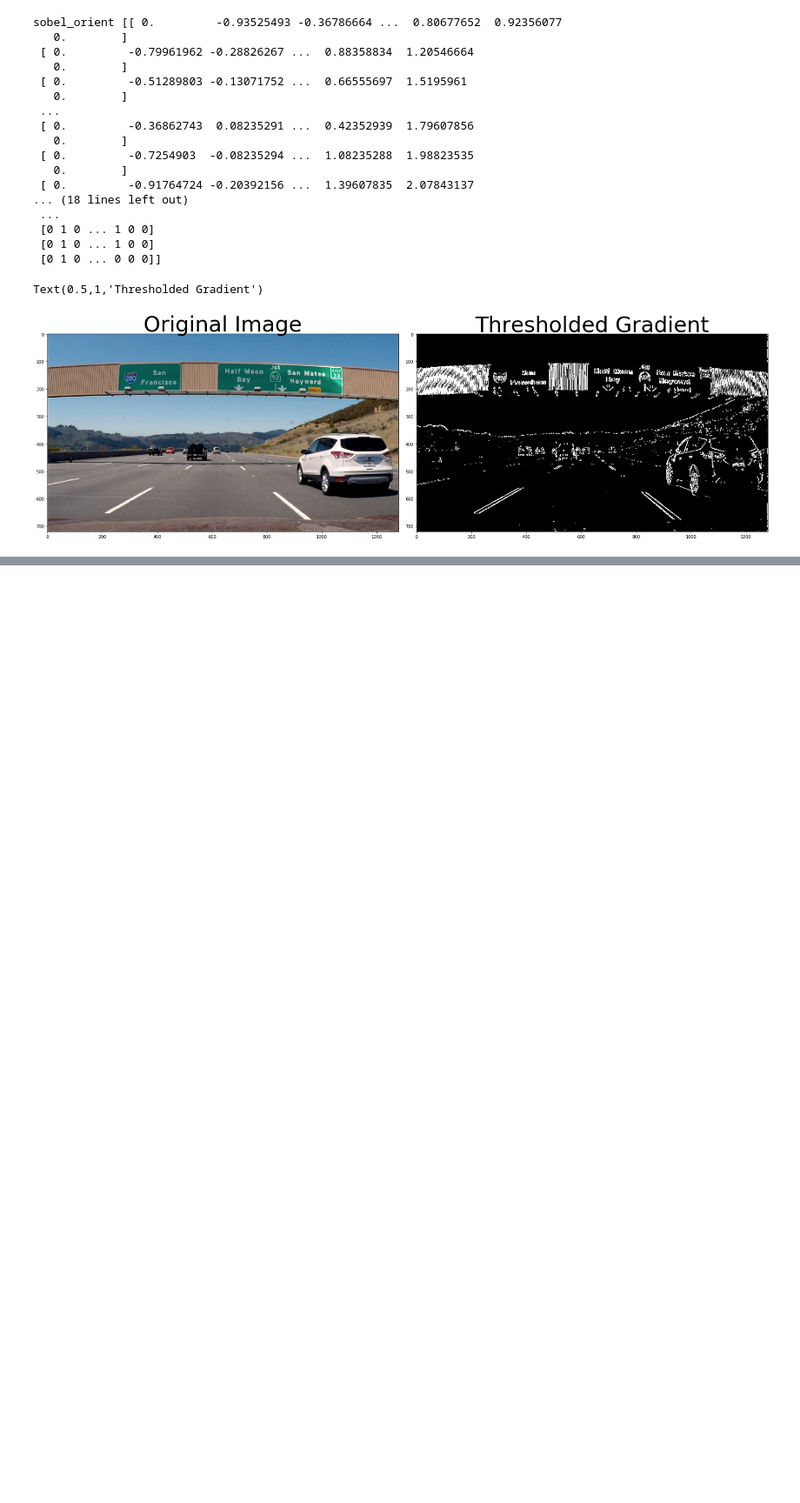
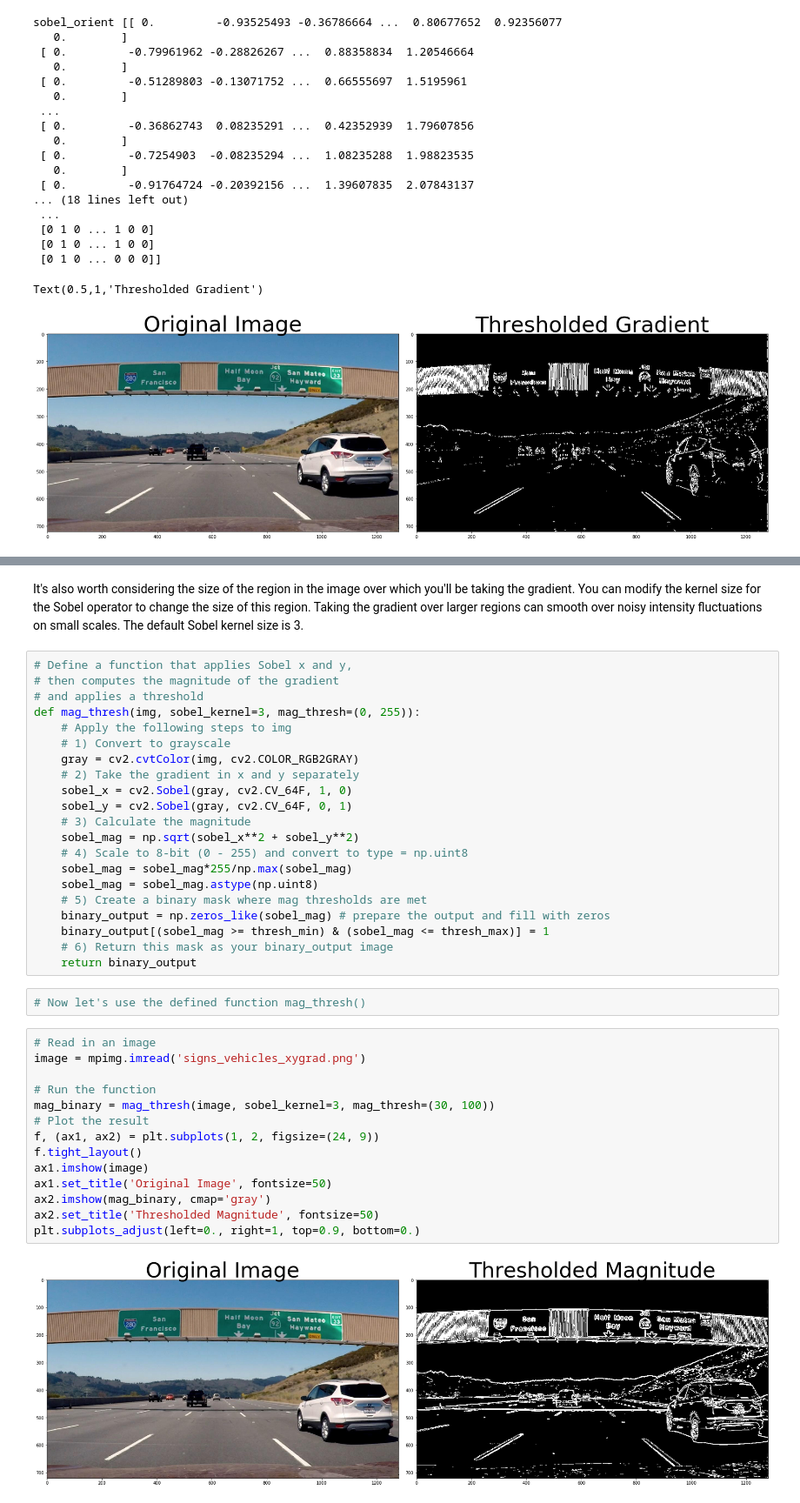
Before and after one commit to magedhassan/Gradients-and-color-spaces, a Jupyter notebook: Gradients-and-color-spaces.ipynb, the cells around one changed output, grey strips where cells are left out. Shown at 87% size. Saved outputs shown, nothing was run; the diff lists cells and outputs as text; blank space fills up the shorter version.

Commit message:
Add function mag_thresh() to get the gradient magnitude

```diff
--- a/Gradients-and-color-spaces.ipynb
+++ b/Gradients-and-color-spaces.ipynb
@@ -118,0 +129,41 @@ Text(0.5,1,'Thresholded Gradient')
+# %% [markdown]
+It's also worth considering the size of the region in the image over which you'll be taking the gradient. You can modify the kernel size for the Sobel operator to change the size of this region. Taking the gradient over larger regions can smooth over noisy intensity fluctuations on small scales. The default Sobel kernel size is 3.
+# %%
+# Define a function that applies Sobel x and y,
+# then computes the magnitude of the gradient
+# and applies a threshold
+def mag_thresh(img, sobel_kernel=3, mag_thresh=(0, 255)):
+    # Apply the following steps to img
+    # 1) Convert to grayscale
+    gray = cv2.cvtColor(img, cv2.COLOR_RGB2GRAY)
+    # 2) Take the gradient in x and y separately
+    sobel_x = cv2.Sobel(gray, cv2.CV_64F, 1, 0)
+    sobel_y = cv2.Sobel(gray, cv2.CV_64F, 0, 1)
+    # 3) Calculate the magnitude
+    sobel_mag = np.sqrt(sobel_x**2 + sobel_y**2)
+    # 4) Scale to 8-bit (0 - 255) and convert to type = np.uint8
+    sobel_mag = sobel_mag*255/np.max(sobel_mag)
+    sobel_mag = sobel_mag.astype(np.uint8)
+    # 5) Create a binary mask where mag thresholds are met
+    binary_output = np.zeros_like(sobel_mag) # prepare the output and fill with zeros
+    binary_output[(sobel_mag >= thresh_min) & (sobel_mag <= thresh_max)] = 1
+    # 6) Return this mask as your binary_output image
+    return binary_output
+# %%
+# Now let's use the defined function mag_thresh()
+# %%
+# Read in an image
+image = mpimg.imread('signs_vehicles_xygrad.png')
+
+# Run the function
+mag_binary = mag_thresh(image, sobel_kernel=3, mag_thresh=(30, 100))
+# Plot the result
+f, (ax1, ax2) = plt.subplots(1, 2, figsize=(24, 9))
+f.tight_layout()
+ax1.imshow(image)
+ax1.set_title('Original Image', fontsize=50)
+ax2.imshow(mag_binary, cmap='gray')
+ax2.set_title('Thresholded Magnitude', fontsize=50)
+plt.subplots_adjust(left=0., right=1, top=0.9, bottom=0.)
+# %% [output]
+[figure, added]
```
Also changed, not shown: parts of 2 cells of this notebook.
